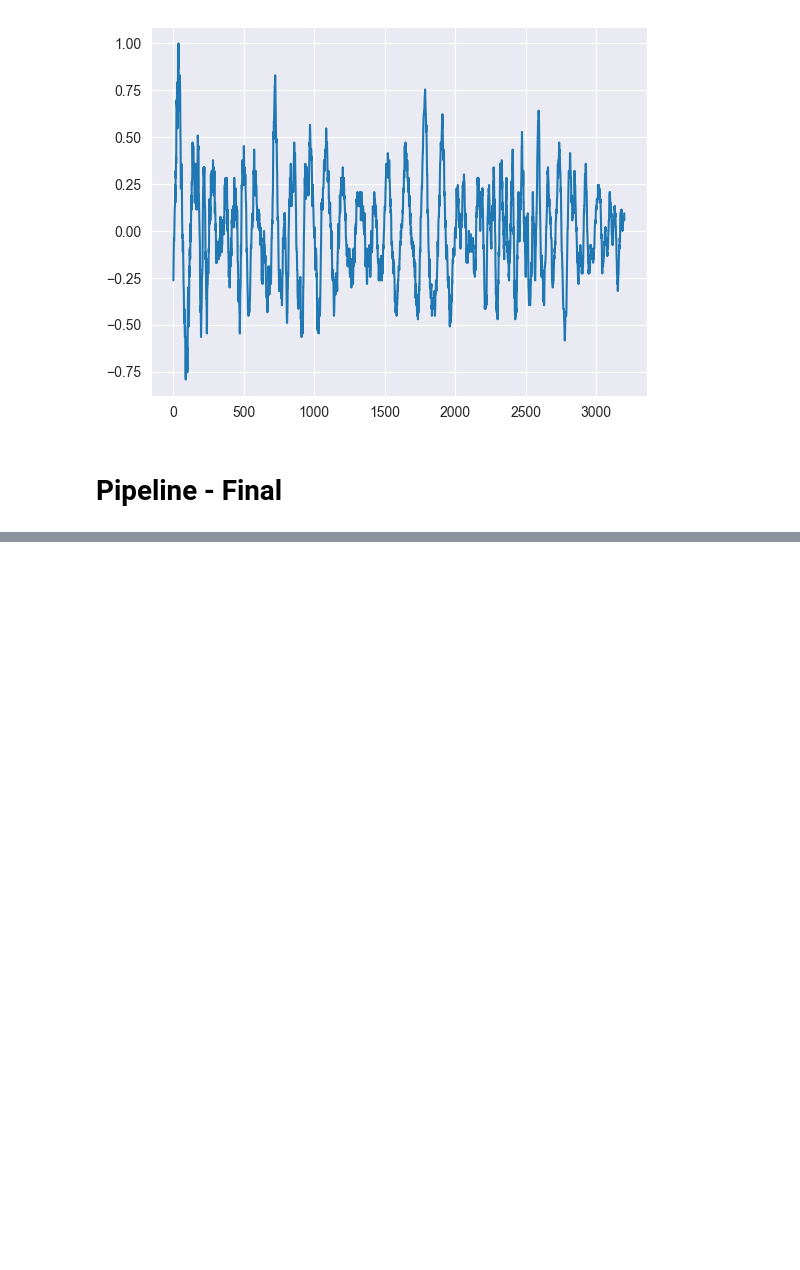
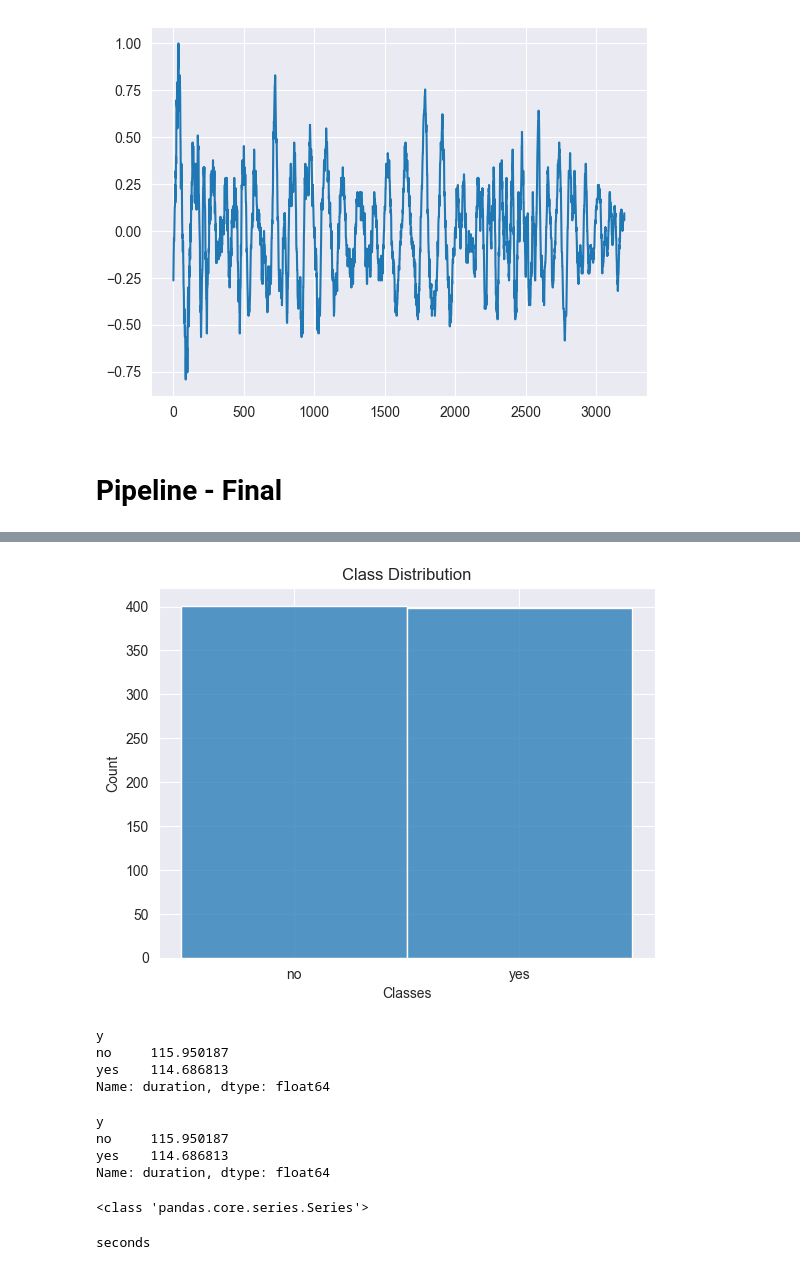
Before and after one commit to AIoT-Group-UoP/crossai-ts-docs, a Jupyter notebook: e2e_speech_commands.ipynb, the cells around one changed output, grey strips where cells are left out. Saved outputs shown, nothing was run; the diff lists cells and outputs as text; code cells hidden in the pictures; blank space fills up the shorter version.

```diff
--- a/e2e_speech_commands.ipynb
+++ b/e2e_speech_commands.ipynb
@@ -211,0 +287,26 @@ transformed_val = pipe_final.transform(data_val)
+# %%
+plot_class_dist(df)
+# %% [output]
+[figure, added]
+# %%
+total_dur, conv = classes_total_duration_calc(df)
+# %% [output]
+y
+no     115.950187
+yes    114.686813
+Name: duration, dtype: float64
+# %%
+print(total_dur)
+# %% [output]
+y
+no     115.950187
+yes    114.686813
+Name: duration, dtype: float64
+# %%
+print(type(total_dur))
+# %% [output]
+<class 'pandas.core.series.Series'>
+# %%
+print(conv)
+# %% [output]
+seconds
```
Also changed, not shown: parts of 13 cells of this notebook, 1 other file.
